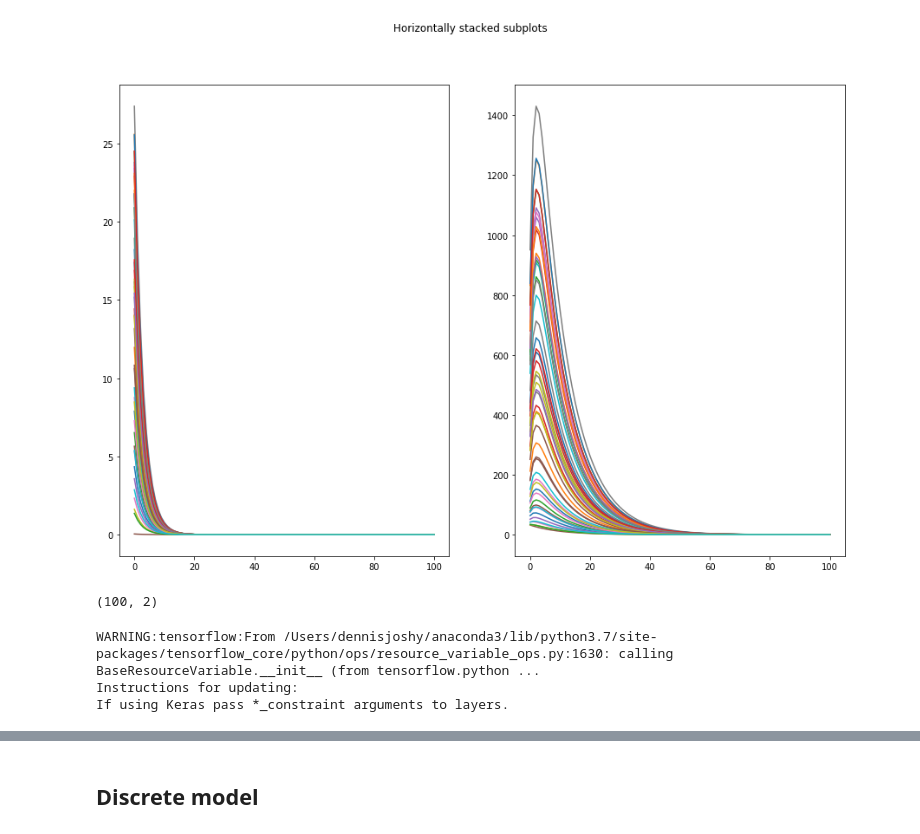
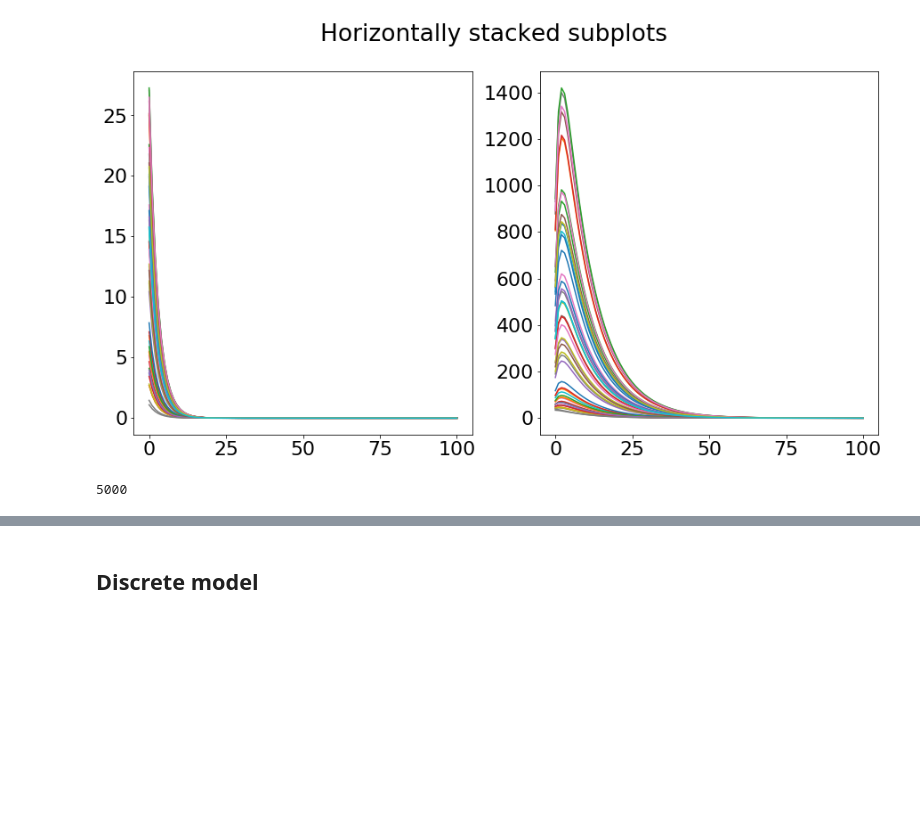
Before and after one commit to dmj6288/TunnelDMD, a Jupyter notebook: TunnelDMD_CFS_control.ipynb, the cells around one changed output, grey strips where cells are left out. Cells and saved outputs as stored; diff of their text form; code cells hidden in the pictures; blank space fills up the shorter version.

```diff
--- a/TunnelDMD_CFS_control.ipynb
+++ b/TunnelDMD_CFS_control.ipynb
@@ -35,29 +35,38 @@ for i in range(0, num_ics):
 # %%
 T = 100
+matplotlib.rcParams.update({'font.size': 22})
+
 t = np.linspace(0, T, T+1)
-fig, (ax1, ax2) = plt.subplots(1, 2, figsize=(15,10))
+fig, (ax1, ax2) = plt.subplots(1, 2, figsize=(15,7.5))
 fig.suptitle('Horizontally stacked subplots')
+count = 0
 for ic in ICs:
     x = np.array([ic[0], ic[1]])
     sol = []
     for i in range(0, T+1):
         y = model(x)
         x = y
         sol.append(x)
-    Xp_data = sol[0:-1]
-    Xf_data = sol[1:]
+    if not count:
+        Xp_data = np.array(sol[0:-1]).T
+        Xf_data = np.array(sol[1:]).T
+    else:
+        #print("exec")
+        Xp_data = np.hstack([Xp_data, np.array(sol[0:-1]).T])
+        Xf_data = np.hstack([Xf_data, np.array(sol[1:]).T])
     ax1.plot(t, np.array(sol).T[0])
     ax2.plot(t, np.array(sol).T[1])
+    count+=1
 # %% [output]
-[figure, old version]
+[figure, new version]
-# %%
-np.array(Xp_data).shape
-# %% [output]
-(100, 2)
+# %%
+Xf_data.shape[1]
+# %% [output]
+5000
 # %%
-Xp=tf.compat.v1.placeholder(tf.compat.v1.double, shape = (2, len(Xp_data)))
+Xp=tf.compat.v1.placeholder(tf.compat.v1.double, shape = (2, Xp_data.shape[1]))
 
-Xf=tf.compat.v1.placeholder(tf.compat.v1.double, shape = (2, len(Xp_data)))
+Xf=tf.compat.v1.placeholder(tf.compat.v1.double, shape = (2, Xf_data.shape[1]))
 
 #n = tf.compat.v1.Variable(np.random.randn(), name = 'n', dtype = tf.double)
 #n1 = tf.compat.v1.get_variable('n1',
@@ -80,10 +89,6 @@ Kx = tf.Variable(tf.compat.v1.truncated_normal((3, 3), mean=0.0,stddev=0.1,dtype
 
 #Kx = tf.concat([Kx, last_col], axis=1)
 #print(Kx)
-# %% [output]
-WARNING:tensorflow:From /Users/dennisjoshy/anaconda3/lib/python3.7/site-packages/tensorflow_core/python/ops/resource_variable_ops.py:1630: calling BaseResourceVariable.__init__ (from tensorflow.python ...
-Instructions for updating:
-If using Keras pass *_constraint arguments to layers.
 # %%
 R2 = (1 - tf.divide(tf.math.reduce_sum(tf.math.square(tf.concat([Xf, [Xf[0]**n1]], axis = 0) - tf.math.reduce_mean(tf.concat([Xf, [Xf[0]**n1]], axis = 0), axis=0))), tf.math.reduce_sum(tf.math.square(tf.concat([Xf, [Xf[0]**n1]], axis = 0) - tf.matmul(Kx, tf.concat([Xf, [Xf[0]**n1]], axis = 0)))))) * 100
 # %%
```
Also changed, not shown: parts of 9 cells of this notebook, 11 other files.
